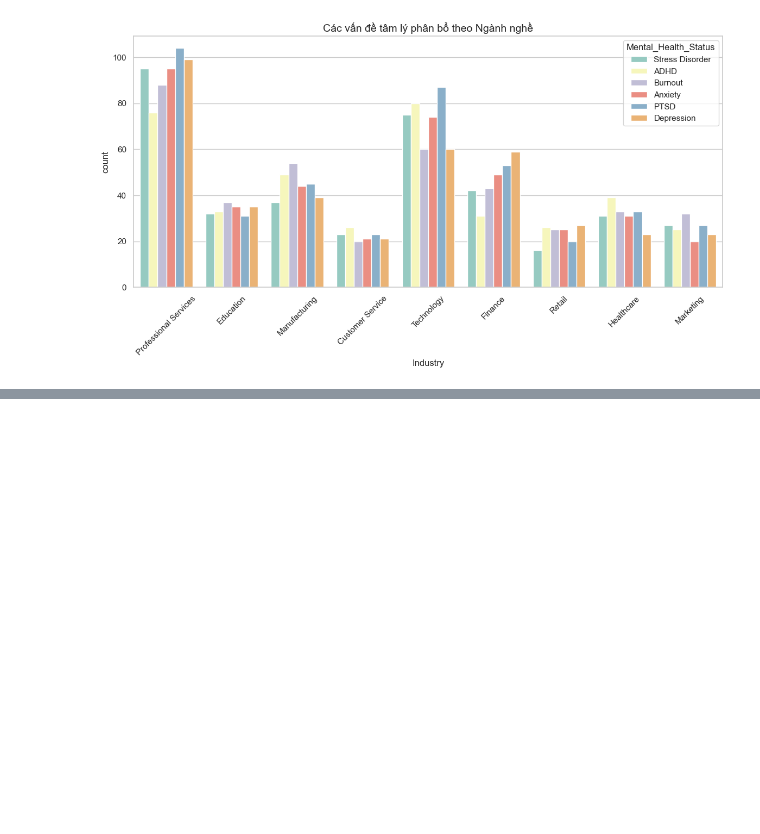
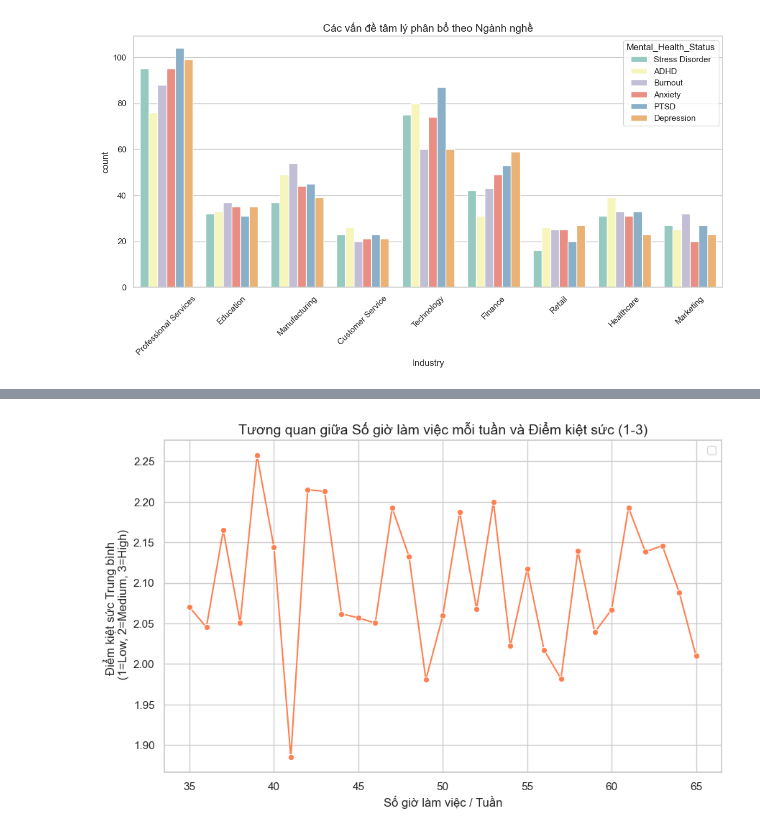
Before and after one commit to rahien123/Restaraunt-Rating-Prediction-, a Jupyter notebook: notebooks/EDA_Mental_Health.ipynb, the cells around one changed output, grey strips where cells are left out. Drawn from its saved outputs; the diff is of its cells as text; code cells hidden in the pictures; blank space fills up the shorter version.

```diff
--- a/notebooks/EDA_Mental_Health.ipynb
+++ b/notebooks/EDA_Mental_Health.ipynb
@@ -67,0 +76,15 @@ plt.show()
+# %%
+burnout_mapping = {'Low': 1, 'Medium': 2, 'High': 3}
+df['Burnout_Score'] = df['Burnout_Level'].map(burnout_mapping)
+# %%
+plt.figure(figsize=(10, 6))
+
+sns.lineplot(data=df, x='Hours_Per_Week', y='Burnout_Score', errorbar=None, marker='o', color='coral')
+
+plt.title('Tương quan giữa Số giờ làm việc mỗi tuần và Điểm kiệt sức (1-3)', fontsize=14)
+plt.xlabel('Số giờ làm việc / Tuần')
+plt.ylabel('Điểm kiệt sức Trung bình \n (1=Low, 2=Medium, 3=High)')
+plt.legend()
+plt.show()
+# %% [output]
+[figure, added]
```
Also changed, not shown: parts of 3 cells of this notebook.
